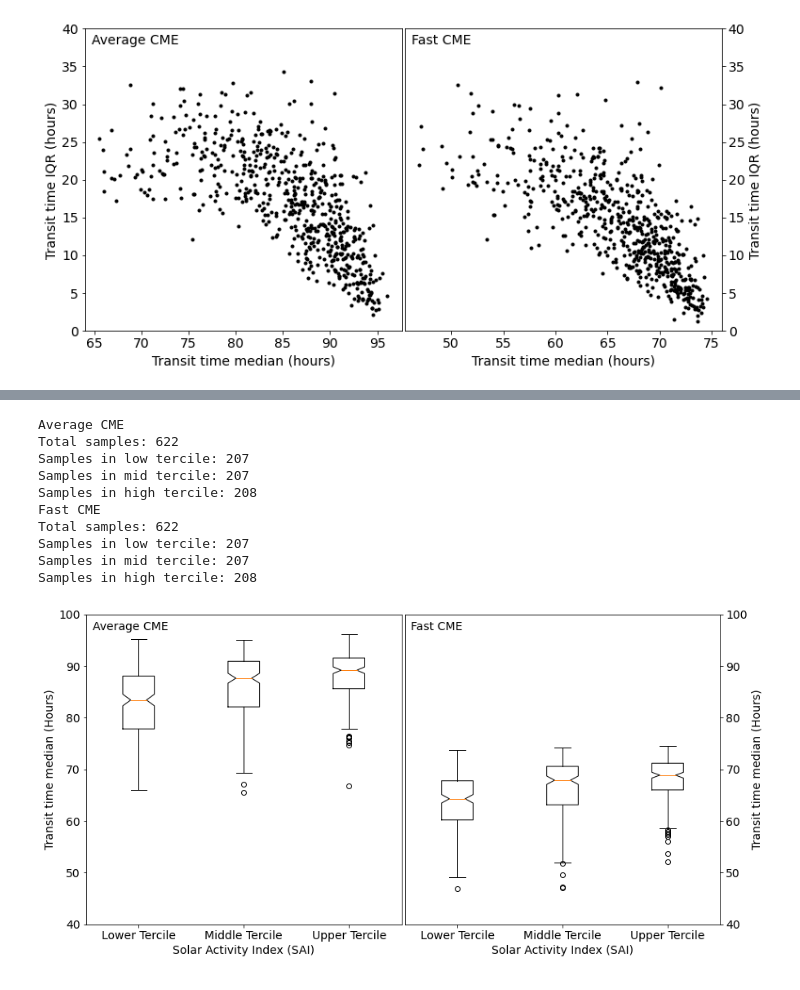
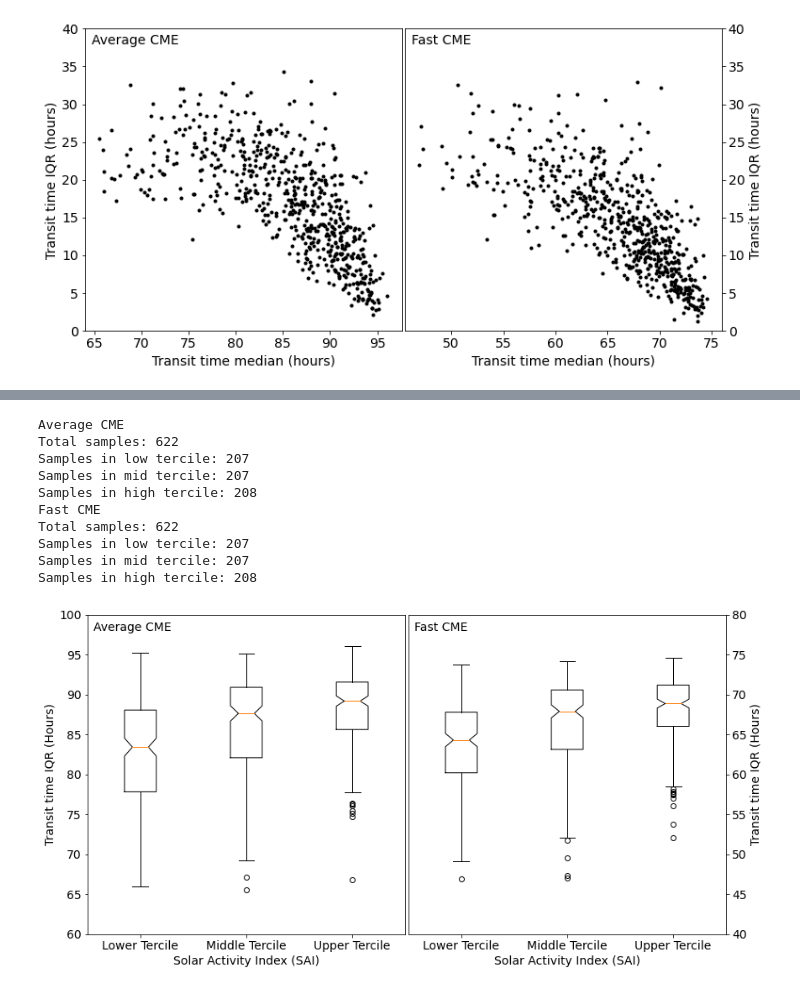
Before and after one commit to LukeBarnard/CME_transit_climatology, a Jupyter notebook: code/transit_time_analysis.ipynb, the cells around one changed output, grey strips where cells are left out. Cells and saved outputs as stored; diff of their text form; code cells hidden in the pictures.

Commit message:
First draft of publicaton figures

```diff
--- a/code/transit_time_analysis.ipynb
+++ b/code/transit_time_analysis.ipynb
@@ -368,50 +392,58 @@ Samples in high tercile: 208
 # %%
-fig, ax = plt.subplots(1,2, figsize=(12, 6), facecolor='white')
+def boxplot_sai_transit_median():
+    """
+    Produce a boxplot of the distributions of the transit time median in each Carrington rotation partitioned by the terciles of the SAI distribution
+    Returns:
 
-for a, cme, cme_label in zip(ax, [cme_avg, cme_fst], ['Average CME', 'Fast CME']):
+    """
+    cme_avg, cme_fst = load_reduced_transit_data()
 
-    terciles = cme['sai'].quantile([0.333,0.666]).values
+    fig, ax = plt.subplots(1,2, figsize=(12, 6), facecolor='white')
 
-    id_low = cme['sai'] <= terciles[0]
-    id_mid = (cme['sai'] > terciles[0]) & (cme['sai'] <= terciles[1])
-    id_high = cme['sai'] > terciles[1]
+    for a, cme, cme_label in zip(ax, [cme_avg, cme_fst], ['Average CME', 'Fast CME']):
 
-    print(cme_label)
-    print('Total samples: {}'.format(len(id_low)))
-    print("Samples in low tercile: {}".format(np.sum(id_low)))
-    print("Samples in mid tercile: {}".format(np.sum(id_mid)))
-    print("Samples in high tercile: {}".format(np.sum(id_high)))
+        terciles = cme['sai'].quantile([0.333,0.666]).values
 
-    activity_levels = ['Low', 'Medium', 'High']
-    colors = ['r', 'b', 'm']
-    activity_cols = {a:c for a,c in zip(activity_levels, colors)}
-    x = np.arange(0, 50, 0.01)
+        id_low = cme['sai'] <= terciles[0]
+        id_mid = (cme['sai'] > terciles[0]) & (cme['sai'] <= terciles[1])
+        id_high = cme['sai'] > terciles[1]
 
+        print(cme_label)
+        print('Total samples: {}'.format(len(id_low)))
+        print("Samples in low tercile: {}".format(np.sum(id_low)))
+        print("Samples in mid tercile: {}".format(np.sum(id_mid)))
+        print("Samples in high tercile: {}".format(np.sum(id_high)))
 
-    boxplot_data = [cme.loc[id_low, 'avg'], cme.loc[id_mid, 'avg'], cme.loc[id_high, 'avg']]
-    labels = ['Lower Tercile', 'Middle Tercile', 'Upper Tercile']
-    a.boxplot(boxplot_data, notch=True, labels=labels)
-    a.text(0.02, 0.95, cme_label, transform=a.transAxes)
+        boxplot_data = [cme.loc[id_low, 'avg'], cme.loc[id_mid, 'avg'], cme.loc[id_high, 'avg']]
+        labels = ['Lower Tercile', 'Middle Tercile', 'Upper Tercile']
+        a.boxplot(boxplot_data, notch=True, labels=labels)
+        a.text(0.02, 0.95, cme_label, transform=a.transAxes)
 
-    a.set_xlabel('Solar Activity Index (SAI)')
-    a.set_ylabel('Transit time median (Hours)')
+        a.set_xlabel('Solar Activity Index (SAI)')
+        a.set_ylabel('Transit time IQR (Hours)')
 
-ax[0].set_ylim(40, 100)
-ax[1].set_ylim(40, 100)
-ax[1].yaxis.tick_right()
-ax[1].yaxis.set_label_position('right')
+    ax[0].set_ylim(60,100)
+    ax[1].set_ylim(40,80)
+    ax[1].yaxis.tick_right()
+    ax[1].yaxis.set_label_position('right')
 
-fig.subplots_adjust(left=0.05, bottom=0.1, right=0.95, top=0.98, wspace=0.01)
-fig.savefig('transit_time_avg_sai_boxplot.png')
+    fig.subplots_adjust(left=0.07, bottom=0.1, right=0.95, top=0.98, wspace=0.01)
+    fig_name = "C:/Users/yq904481/research/repos/CME_transit_climatology/figures/boxplot_transit_time_median_sai.pdf"
+    fig.savefig(fig_name)
+    fig_name = "C:/Users/yq904481/research/repos/CME_transit_climatology/figures/boxplot_transit_time_median_sai.png"
+    fig.savefig(fig_name)
+    return
+
+boxplot_sai_transit_median()
 # %% [output]
 Average CME
 Total samples: 622
 Samples in low tercile: 207
 Samples in mid tercile: 207
 Samples in high tercile: 208
 Fast CME
 Total samples: 622
 Samples in low tercile: 207
 Samples in mid tercile: 207
 Samples in high tercile: 208
-[figure, old version]
+[figure, new version]
```
Also changed, not shown: parts of 13 cells of this notebook.
